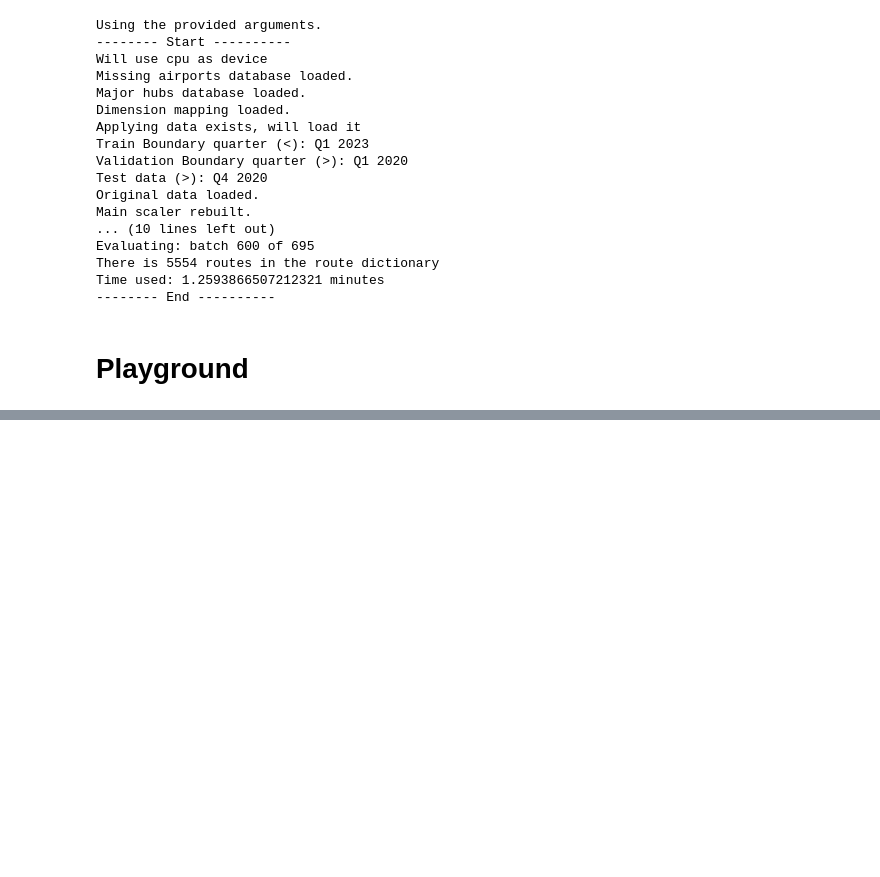
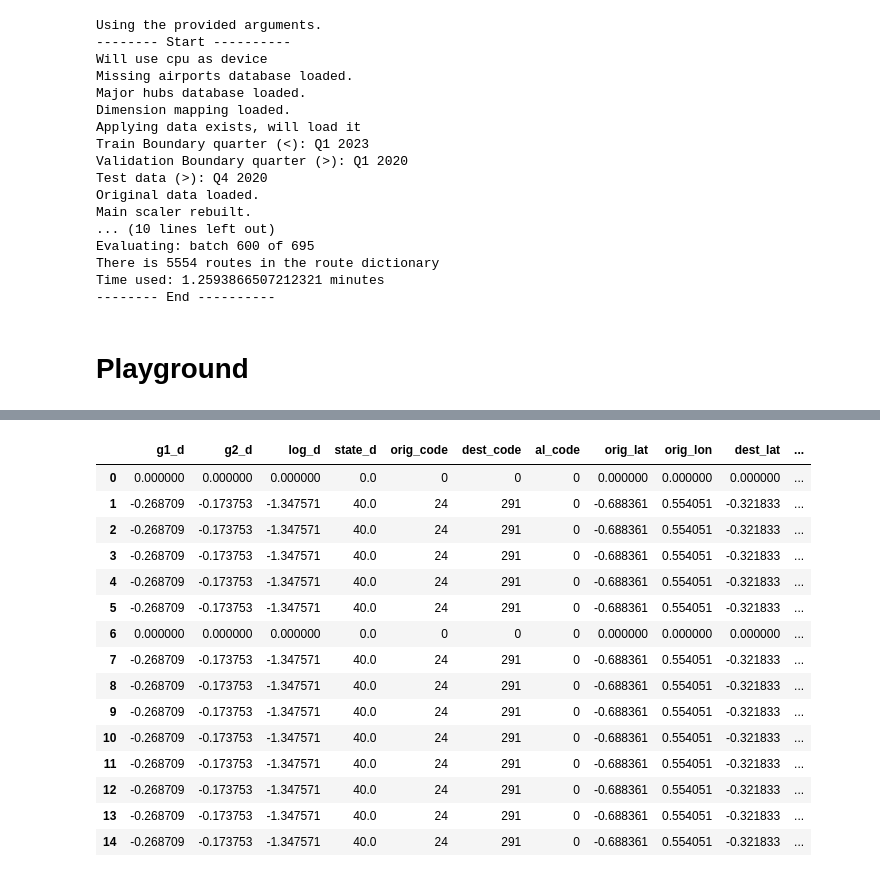
Before and after one commit to benkwhite/PredictSeats, a Jupyter notebook: run.ipynb, the cells around one changed output, grey strips where cells are left out. Saved outputs shown, nothing was run; the diff lists cells and outputs as text; code cells hidden in the pictures; blank space fills up the shorter version.

```diff
--- a/run.ipynb
+++ b/run.ipynb
@@ -505,0 +533,20 @@ fil
+# %%
+filled_route_df[['g1_d', 'g2_d', 'log_d',
+       'state_d', 'orig_code', 'dest_code', 'al_code', 'orig_lat', 'orig_lon', 'dest_lat', 'dest_lon','if_hub', 'al_type']]
+# %% [output]
+|  | g1_d | g2_d | log_d | state_d | orig_code | dest_code | al_code | orig_lat | orig_lon | dest_lat | ... |
+| 0 | 0.000000 | 0.000000 | 0.000000 | 0.0 | 0 | 0 | 0 | 0.000000 | 0.000000 | 0.000000 | ... |
+| 1 | -0.268709 | -0.173753 | -1.347571 | 40.0 | 24 | 291 | 0 | -0.688361 | 0.554051 | -0.321833 | ... |
+| 2 | -0.268709 | -0.173753 | -1.347571 | 40.0 | 24 | 291 | 0 | -0.688361 | 0.554051 | -0.321833 | ... |
+| 3 | -0.268709 | -0.173753 | -1.347571 | 40.0 | 24 | 291 | 0 | -0.688361 | 0.554051 | -0.321833 | ... |
+| 4 | -0.268709 | -0.173753 | -1.347571 | 40.0 | 24 | 291 | 0 | -0.688361 | 0.554051 | -0.321833 | ... |
+| 5 | -0.268709 | -0.173753 | -1.347571 | 40.0 | 24 | 291 | 0 | -0.688361 | 0.554051 | -0.321833 | ... |
+| 6 | 0.000000 | 0.000000 | 0.000000 | 0.0 | 0 | 0 | 0 | 0.000000 | 0.000000 | 0.000000 | ... |
+| 7 | -0.268709 | -0.173753 | -1.347571 | 40.0 | 24 | 291 | 0 | -0.688361 | 0.554051 | -0.321833 | ... |
+| 8 | -0.268709 | -0.173753 | -1.347571 | 40.0 | 24 | 291 | 0 | -0.688361 | 0.554051 | -0.321833 | ... |
+| 9 | -0.268709 | -0.173753 | -1.347571 | 40.0 | 24 | 291 | 0 | -0.688361 | 0.554051 | -0.321833 | ... |
+| 10 | -0.268709 | -0.173753 | -1.347571 | 40.0 | 24 | 291 | 0 | -0.688361 | 0.554051 | -0.321833 | ... |
+| 11 | -0.268709 | -0.173753 | -1.347571 | 40.0 | 24 | 291 | 0 | -0.688361 | 0.554051 | -0.321833 | ... |
+| 12 | -0.268709 | -0.173753 | -1.347571 | 40.0 | 24 | 291 | 0 | -0.688361 | 0.554051 | -0.321833 | ... |
+| 13 | -0.268709 | -0.173753 | -1.347571 | 40.0 | 24 | 291 | 0 | -0.688361 | 0.554051 | -0.321833 | ... |
+| 14 | -0.268709 | -0.173753 | -1.347571 | 40.0 | 24 | 291 | 0 | -0.688361 | 0.554051 | -0.321833 | ... |
```
Also changed, not shown: parts of 5 cells of this notebook, 2 other files.
